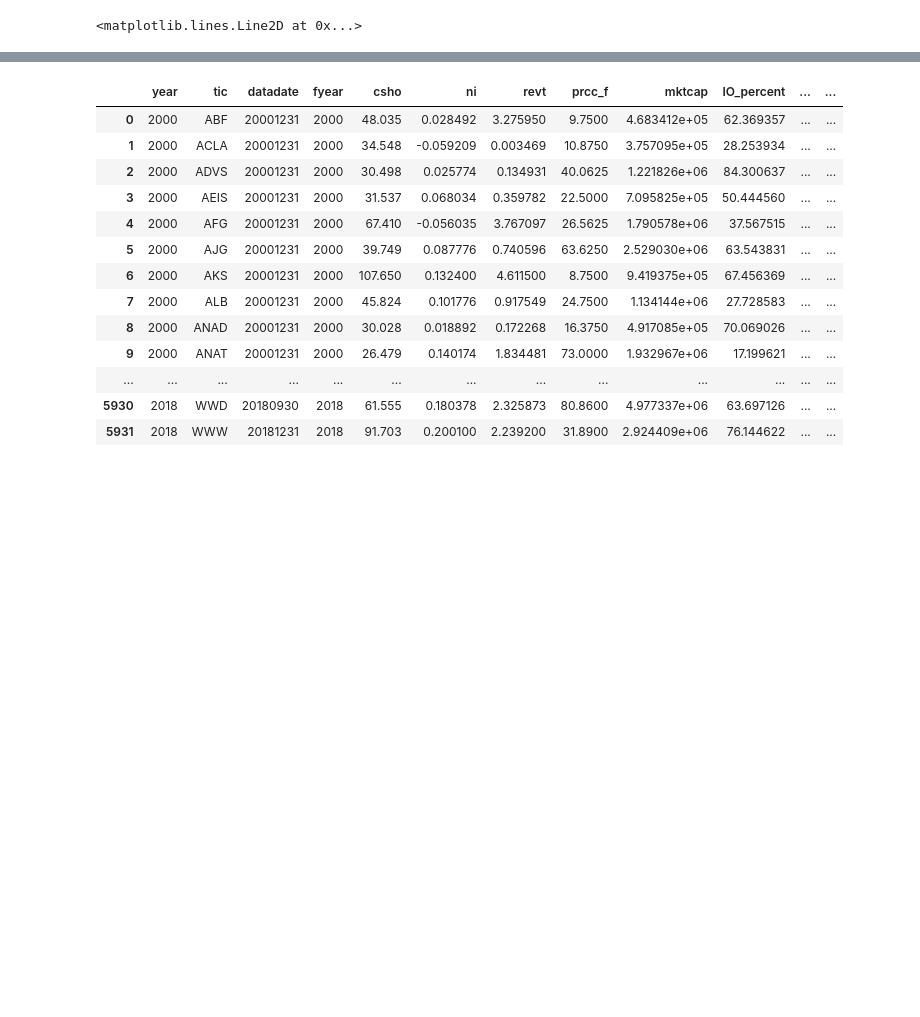
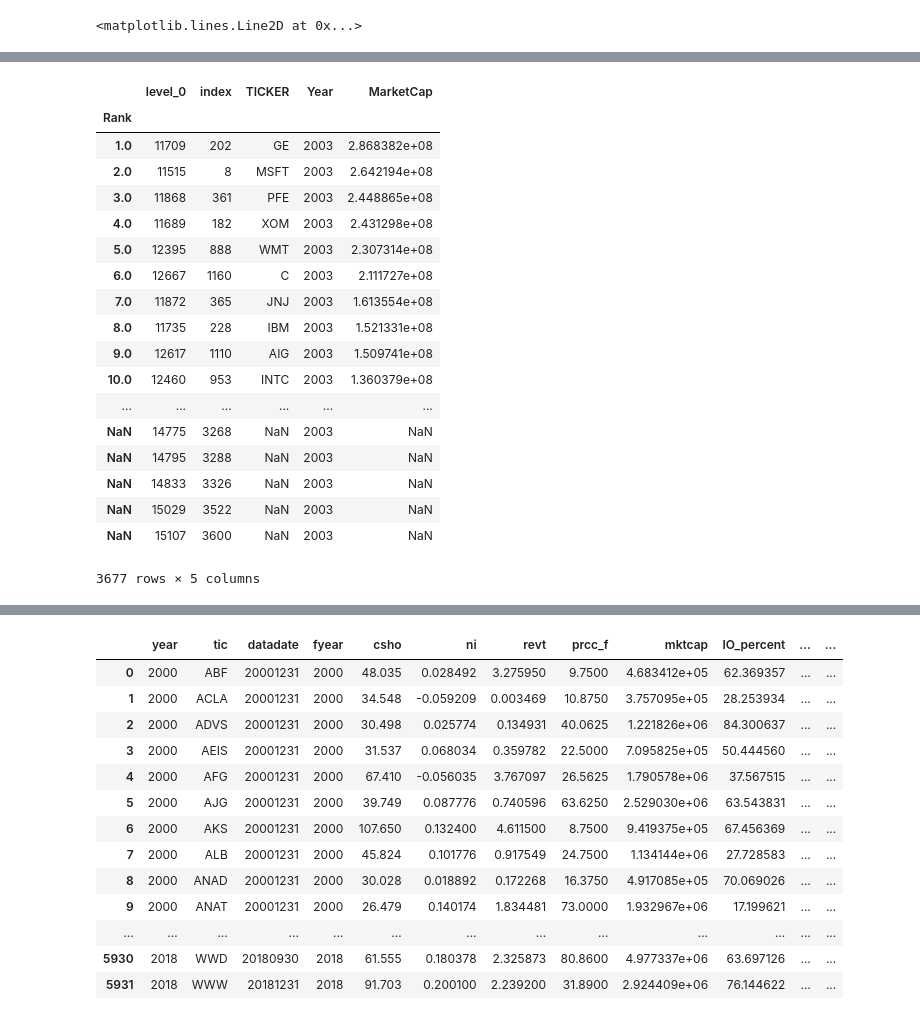
Before and after one commit to BarryKeee/ECON-4911-Research-Paper, a Jupyter notebook: clean data.ipynb, the cells around one changed output, grey strips where cells are left out. Drawn from its saved outputs; the diff is of its cells as text; code cells hidden in the pictures; blank space fills up the shorter version.

```diff
--- a/clean data.ipynb
+++ b/clean data.ipynb
@@ -774,0 +808,22 @@ plt.show()
+# %%
+MktCap_may_indexed2.groupby(np.arange(len(MktCap_may_indexed2)) // 10).mean().loc[start/10:end/10]
+# %% [output]
+|  | level_0 | index | TICKER | Year | MarketCap |
+| Rank |  |  |  |  |  |
+| 1.0 | 11709 | 202 | GE | 2003 | 2.868382e+08 |
+| 2.0 | 11515 | 8 | MSFT | 2003 | 2.642194e+08 |
+| 3.0 | 11868 | 361 | PFE | 2003 | 2.448865e+08 |
+| 4.0 | 11689 | 182 | XOM | 2003 | 2.431298e+08 |
+| 5.0 | 12395 | 888 | WMT | 2003 | 2.307314e+08 |
+| 6.0 | 12667 | 1160 | C | 2003 | 2.111727e+08 |
+| 7.0 | 11872 | 365 | JNJ | 2003 | 1.613554e+08 |
+| 8.0 | 11735 | 228 | IBM | 2003 | 1.521331e+08 |
+| 9.0 | 12617 | 1110 | AIG | 2003 | 1.509741e+08 |
+| 10.0 | 12460 | 953 | INTC | 2003 | 1.360379e+08 |
+| ... | ... | ... | ... | ... | ... |
+| NaN | 14775 | 3268 | NaN | 2003 | NaN |
+| NaN | 14795 | 3288 | NaN | 2003 | NaN |
+| NaN | 14833 | 3326 | NaN | 2003 | NaN |
+| NaN | 15029 | 3522 | NaN | 2003 | NaN |
+| NaN | 15107 | 3600 | NaN | 2003 | NaN |
+3677 rows × 5 columns
```
Also changed, not shown: parts of 37 cells of this notebook, 3 other files.
